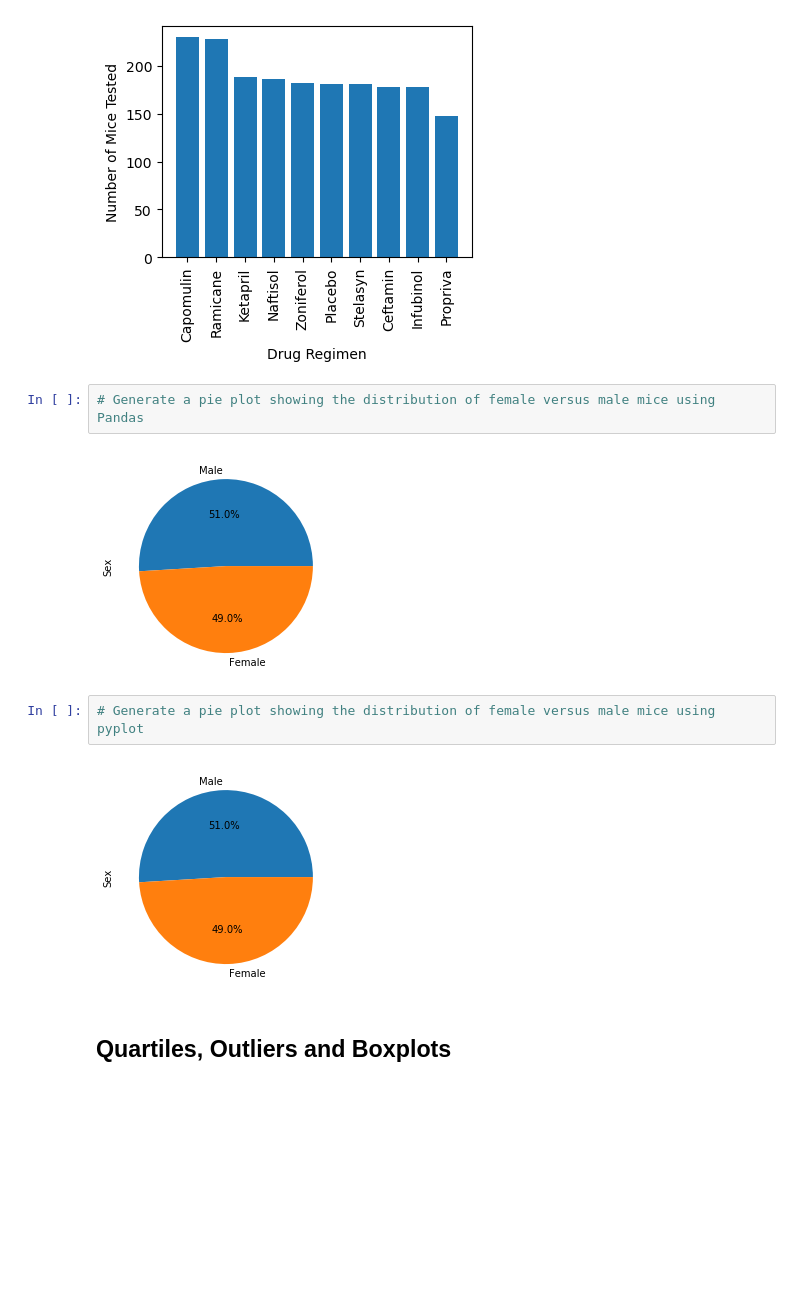
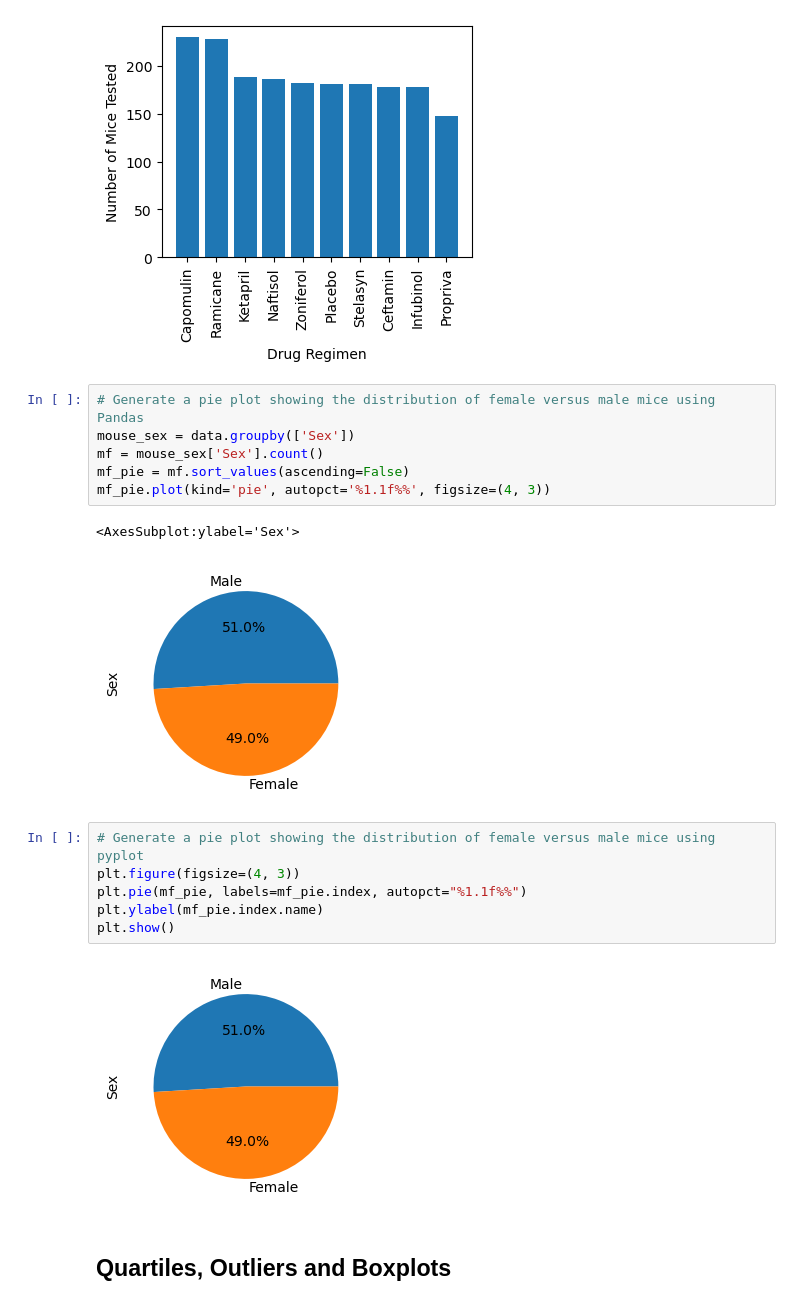
Before and after one commit to andcetera/pymaceuticals-study, a Jupyter notebook: Project Folder/pymaceuticals.ipynb, the cells around one changed output. Drawn from its saved outputs; the diff is of its cells as text; blank space fills up the shorter version.

Commit message:
happy little pie charts

```diff
--- a/Project Folder/pymaceuticals.ipynb
+++ b/Project Folder/pymaceuticals.ipynb
@@ -165,12 +165,21 @@ plt.show()
 [figure]
 # %%
 # Generate a pie plot showing the distribution of female versus male mice using Pandas
+mouse_sex = data.groupby(['Sex'])
+mf = mouse_sex['Sex'].count()
+mf_pie = mf.sort_values(ascending=False)
+mf_pie.plot(kind='pie', autopct='%1.1f%%', figsize=(4, 3))
 # %% [output]
+<AxesSubplot:ylabel='Sex'>
-[figure, old version]
+[figure, new version]
 # %%
 # Generate a pie plot showing the distribution of female versus male mice using pyplot
+plt.figure(figsize=(4, 3))
+plt.pie(mf_pie, labels=mf_pie.index, autopct="%1.1f%%")
+plt.ylabel(mf_pie.index.name)
+plt.show()
 # %% [output]
-[figure, old version]
+[figure, new version]
 # %% [markdown]
 ## Quartiles, Outliers and Boxplots
 # %%
```
